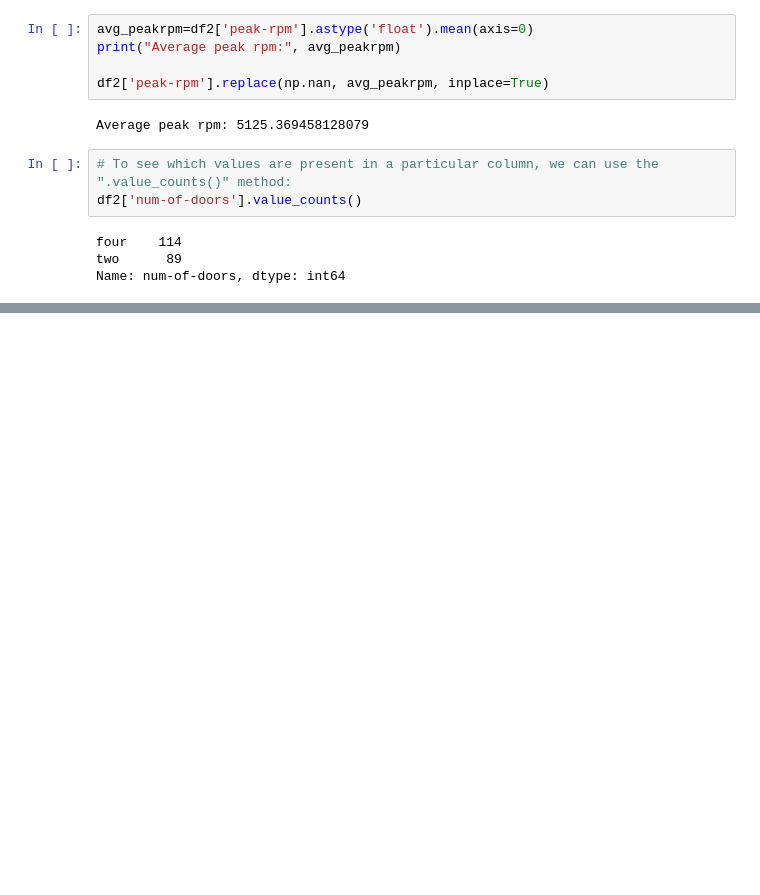
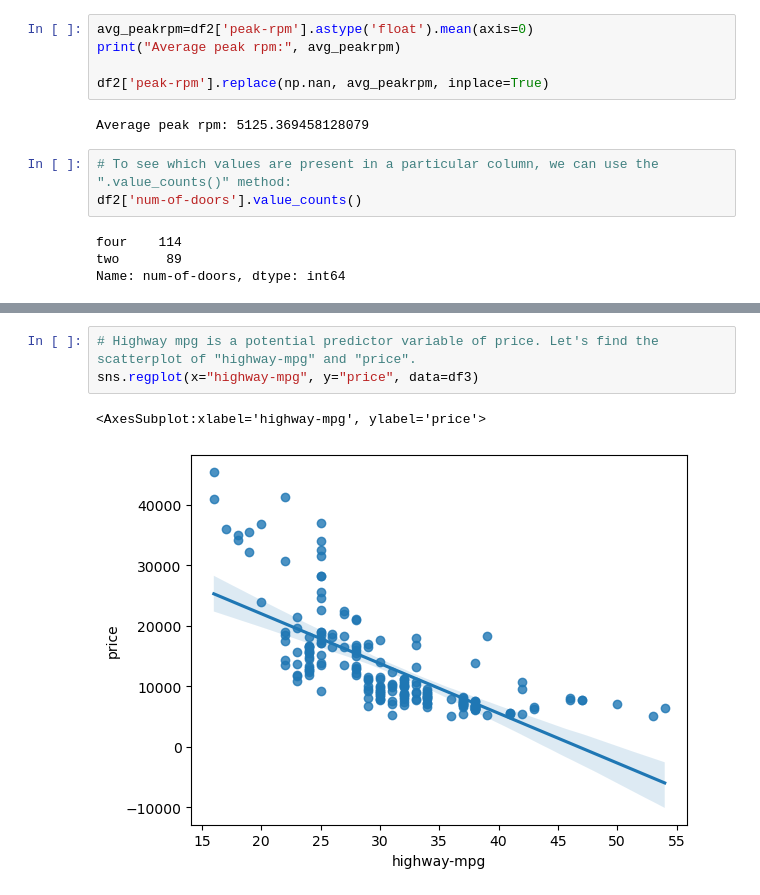
Before and after one commit to muwongelawrence-tech/Statistical_Machine_Learning-and-Data-science, a Jupyter notebook: statistical machine learning projects/Data Analysis/Fundamentals of Data Analysis.ipynb, the cells around one changed output, grey strips where cells are left out. Cells and saved outputs as stored; diff of their text form; blank space fills up the shorter version.

```diff
--- a/statistical machine learning projects/Data Analysis/Fundamentals of Data Analysis.ipynb
+++ b/statistical machine learning projects/Data Analysis/Fundamentals of Data Analysis.ipynb
@@ -688,0 +777,6 @@ df2.to_csv('clean_df.csv')
+# %%
+# Highway mpg is a potential predictor variable of price. Let's find the scatterplot of "highway-mpg" and "price".
+sns.regplot(x="highway-mpg", y="price", data=df3)
+# %% [output]
+<AxesSubplot:xlabel='highway-mpg', ylabel='price'>
+[figure, added]
```
Also changed, not shown: parts of 70 cells of this notebook, 1 other file.
